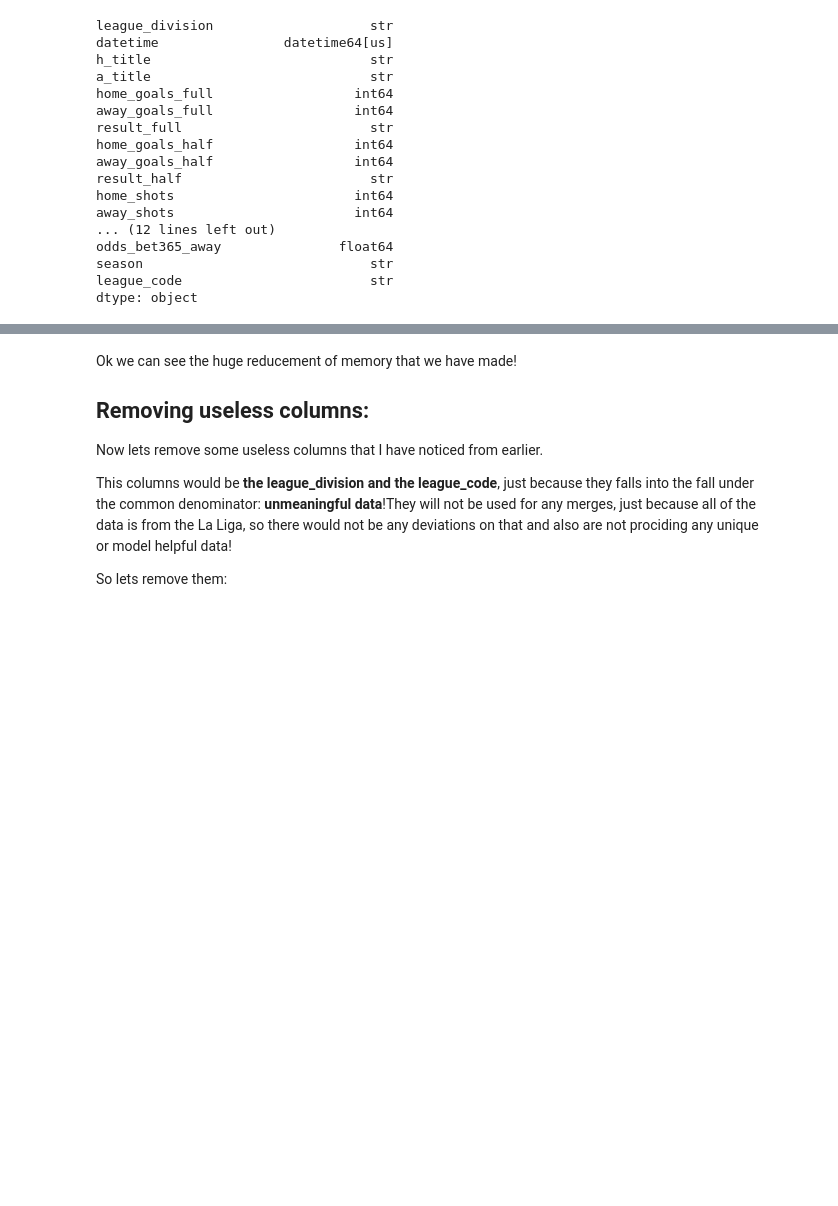
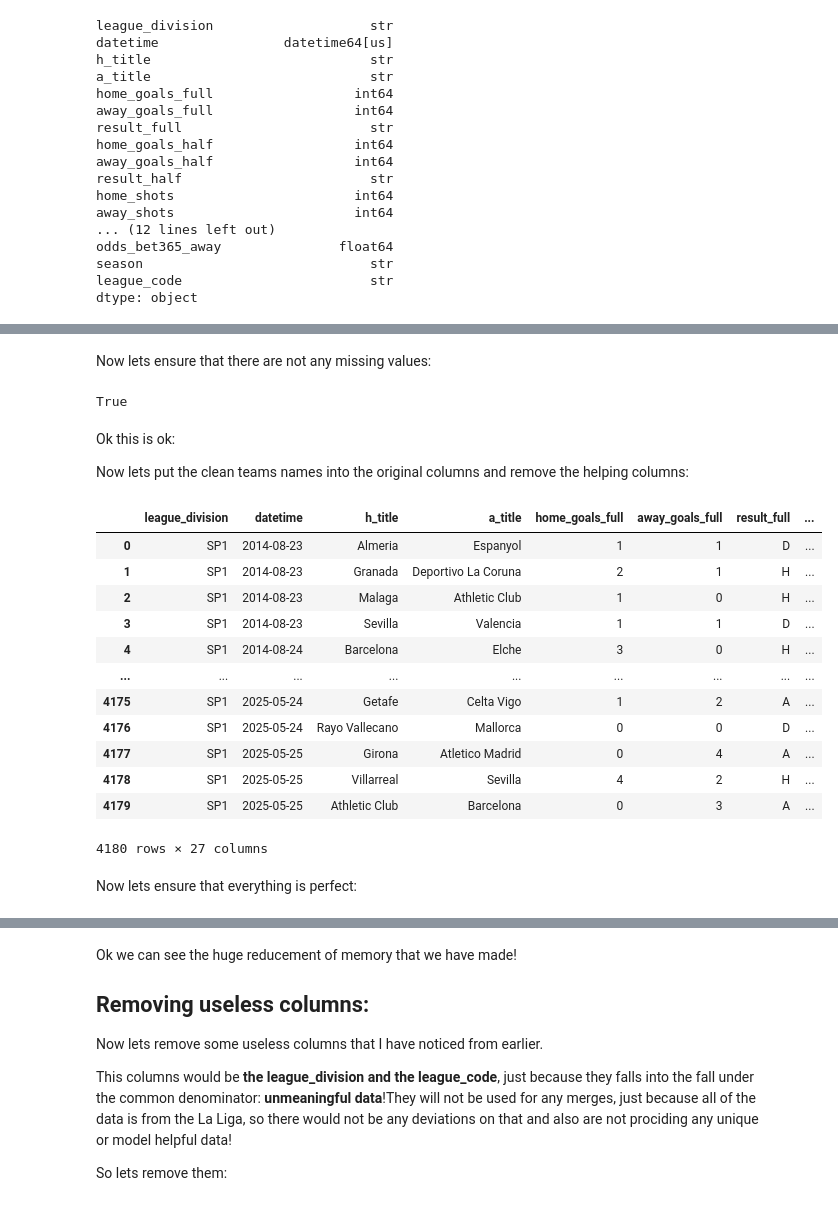
Before and after one commit to kvenov/Football_Betting_Analysis, a Jupyter notebook: notebooks/cleaning/01_football_data_co_uk_cleaning.ipynb, the cells around one changed output, grey strips where cells are left out. Saved outputs shown, nothing was run; the diff lists cells and outputs as text; code cells hidden in the pictures; blank space fills up the shorter version.

```diff
--- a/notebooks/cleaning/01_football_data_co_uk_cleaning.ipynb
+++ b/notebooks/cleaning/01_football_data_co_uk_cleaning.ipynb
@@ -530,0 +783,13 @@ Now lets optimize the memory usage of the dataset using the `optimize_dataframe_
+# %% [markdown]
+Now lets ensure that there are not any missing values:
+# %%
+len(df[
+    (df['h_title_clean'].notna()) &
+    (df['a_title_clean'].notna())
+]) == len(df)
+# %% [output]
+True
+# %% [markdown]
+Ok this is ok:
+
+Now lets put the clean teams names into the original columns and remove the helping columns:
@@ -530,0 +802,18 @@ Now lets optimize the memory usage of the dataset using the `optimize_dataframe_
+# %%
+df
+# %% [output]
+|  | league_division | datetime | h_title | a_title | home_goals_full | away_goals_full | result_full | ... |
+| 0 | SP1 | 2014-08-23 | Almeria | Espanyol | 1 | 1 | D | ... |
+| 1 | SP1 | 2014-08-23 | Granada | Deportivo La Coruna | 2 | 1 | H | ... |
+| 2 | SP1 | 2014-08-23 | Malaga | Athletic Club | 1 | 0 | H | ... |
+| 3 | SP1 | 2014-08-23 | Sevilla | Valencia | 1 | 1 | D | ... |
+| 4 | SP1 | 2014-08-24 | Barcelona | Elche | 3 | 0 | H | ... |
+| ... | ... | ... | ... | ... | ... | ... | ... | ... |
+| 4175 | SP1 | 2025-05-24 | Getafe | Celta Vigo | 1 | 2 | A | ... |
+| 4176 | SP1 | 2025-05-24 | Rayo Vallecano | Mallorca | 0 | 0 | D | ... |
+| 4177 | SP1 | 2025-05-25 | Girona | Atletico Madrid | 0 | 4 | A | ... |
+| 4178 | SP1 | 2025-05-25 | Villarreal | Sevilla | 4 | 2 | H | ... |
+| 4179 | SP1 | 2025-05-25 | Athletic Club | Barcelona | 0 | 3 | A | ... |
+4180 rows × 27 columns
+# %% [markdown]
+Now lets ensure that everything is perfect:
```
Also changed, not shown: parts of 45 cells of this notebook.
